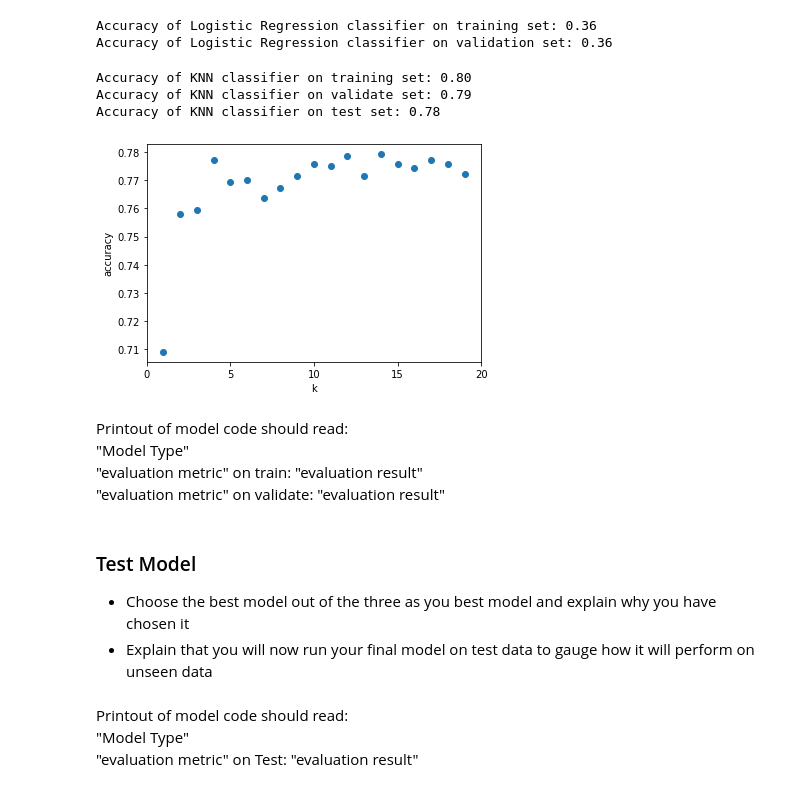
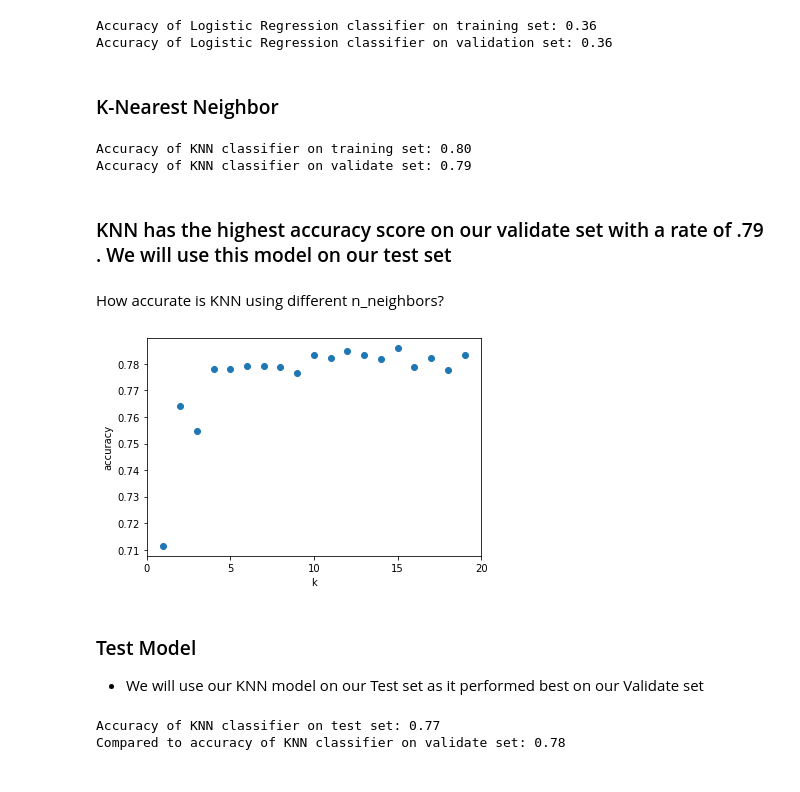
Before and after one commit to richie-p-meyer/telco_churn, a Jupyter notebook: final_report.ipynb, the cells around one changed output. Drawn from its saved outputs; the diff is of its cells as text; code cells hidden in the pictures.

```diff
--- a/final_report.ipynb
+++ b/final_report.ipynb
@@ -55,12 +55,12 @@ Our df has 7043 rows which each represent a customer. Our columns give us more i
 
 There are no null values to deal with
 # %%
-df = prepare.prep_telco(df) # Clean df
+df, customer_id = prepare.prep_telco(df) # Clean df
 # %% [markdown]
 Split data into train, validate, and test in order to start exploring the questions
 # %%
-#split data into train, validate, test
-train, X_train, y_train, X_val, y_val, X_test, y_test = prepare.split_data(df,'churn')
+#split data into full, train, validate, test
+full, train, X_train, y_train, X_val, y_val, X_test, y_test = prepare.split_data(df,'churn')
 # %% [markdown]
 ## Explore
 
@@ -267,6 +239,8 @@ print('Accuracy of Logistic Regression classifier on validation set: {:.2f}'
 # %% [output]
 Accuracy of Logistic Regression classifier on training set: 0.36
 Accuracy of Logistic Regression classifier on validation set: 0.36
+# %% [markdown]
+### K-Nearest Neighbor
 # %%
 # K-Nearest Neighbor
 knn = KNeighborsClassifier(n_neighbors=15, weights='uniform')
@@ -276,40 +250,38 @@ print('Accuracy of KNN classifier on training set: {:.2f}'
      .format(knn.score(X_train, y_train)))
 print('Accuracy of KNN classifier on validate set: {:.2f}'
      .format(knn.score(X_val, y_val)))
-print('Accuracy of KNN classifier on test set: {:.2f}'
-     .format(knn.score(X_test, y_test)))
 # %% [output]
 Accuracy of KNN classifier on training set: 0.80
 Accuracy of KNN classifier on validate set: 0.79
-Accuracy of KNN classifier on test set: 0.78
+# %% [markdown]
+### KNN has the highest accuracy score on our validate set with a rate of .79 . We will use this model on our test set
+# %% [markdown]
+How accurate is KNN using different n_neighbors?
 # %%
-# Plot accuracy levels for different n_neighbors levels
+# Plot accuracy levels for different n_neighbors levels on validate set
 k_range = range(1, 20)
 scores = []
 for k in k_range:
     knn = KNeighborsClassifier(n_neighbors = k)
     knn.fit(X_train, y_train)
-    scores.append(knn.score(X_test, y_test))
+    scores.append(knn.score(X_val, y_val))
 plt.figure()
 plt.xlabel('k')
 plt.ylabel('accuracy')
 plt.scatter(k_range, scores)
 plt.xticks([0,5,10,15,20])
 plt.show()
 # %% [output]
-[figure, old version]
+[figure, new version]
-# %% [markdown]
-Printout of model code should read: <br>
-"Model Type" <br>
-"evaluation metric" on train: "evaluation result" <br>
-"evaluation metric" on validate: "evaluation result"
-# %% [markdown]
-### Test Model
-* Choose the best model out of the three as you best model and explain why you have chosen it
-* Explain that you will now run your final model on test data to gauge how it will perform on unseen data
+# %% [markdown]
+### Test Model
+* We will use our KNN model on our Test set as it performed best on our Validate set
 # %%
 # Code that runs the best overall model on test data (this may be imported from a module)
+print('Accuracy of KNN classifier on test set: {:.2f}'
+     .format(knn.score(X_test, y_test)))
+print('Compared to accuracy of KNN classifier on validate set: {:.2f}'
+     .format(knn.score(X_val, y_val)))
+# %% [output]
+Accuracy of KNN classifier on test set: 0.77
+Compared to accuracy of KNN classifier on validate set: 0.78
-# %% [markdown]
-Printout of model code should read: <br>
-"Model Type" <br>
-"evaluation metric" on Test: "evaluation result" <br>
```
Also changed, not shown: parts of 18 cells of this notebook, 4 other files.
